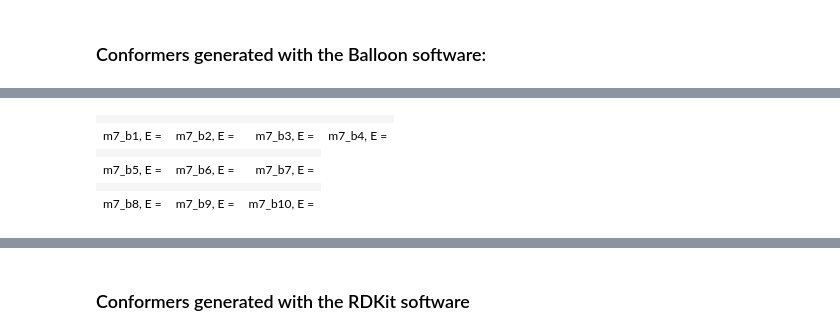
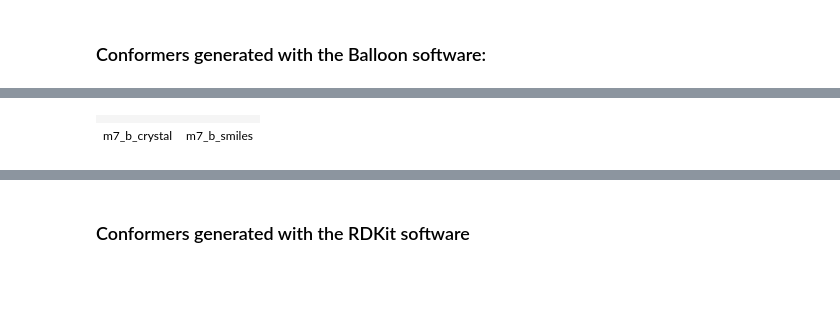
Before and after one commit to gosiao/test_notebooks, a Jupyter notebook: conformers_m7.ipynb, the cells around one changed output, grey strips where cells are left out. Cells and saved outputs as stored; diff of their text form; code cells hidden in the pictures; blank space fills up the shorter version.

```diff
--- a/conformers_m7.ipynb
+++ b/conformers_m7.ipynb
@@ -91,43 +79,0 @@ e_m7_balloon
-# %%
-%%html
-<table>
-  <tr>
-    <td id="m7_b1" ></td>
-    <td id="m7_b2" ></td>
-    <td id="m7_b3" ></td>
-    <td id="m7_b4" ></td>
-  </tr>
-  <tr>
-    <td> m7_b1, E = </td>
-    <td> m7_b2, E = </td>
-    <td> m7_b3, E = </td>
-    <td> m7_b4, E = </td>
-  </tr>
-  <tr>
-    <td id="m7_b5" ></td>
-    <td id="m7_b6" ></td>
-    <td id="m7_b7" ></td>
-  </tr>
-  <tr>
-    <td> m7_b5, E = </td>
-    <td> m7_b6, E = </td>
-    <td> m7_b7, E = </td>
-  </tr>
-  <tr>
-    <td id="m7_b8" ></td>
-    <td id="m7_b9" ></td>
-    <td id="m7_b10" ></td>
-  </tr>
-  <tr>
-    <td> m7_b8, E = </td>
-    <td> m7_b9, E = </td>
-    <td> m7_b10, E = </td>
-  </tr>
-</table>
-# %% [output]
-|  |  |  |  |
-| m7_b1, E = | m7_b2, E = | m7_b3, E = | m7_b4, E = |
-|  |  |  |
-| m7_b5, E = | m7_b6, E = | m7_b7, E = |
-|  |  |  |
-| m7_b8, E = | m7_b9, E = | m7_b10, E = |
@@ -144,0 +85,14 @@ for inp in inps_m7_balloon:
+# %%
+%%html
+<table>
+  <tr>
+    <td id="m7_b_crystal" ></td>
+    <td id="m7_b_smiles"  ></td>
+  <tr>
+    <td> m7_b_crystal </td>
+    <td> m7_b_smiles  </td>
+  </tr>
+</table>
+# %% [output]
+|  |  |
+| m7_b_crystal | m7_b_smiles |
```
Also changed, not shown: parts of 29 cells of this notebook, 1 other file.
